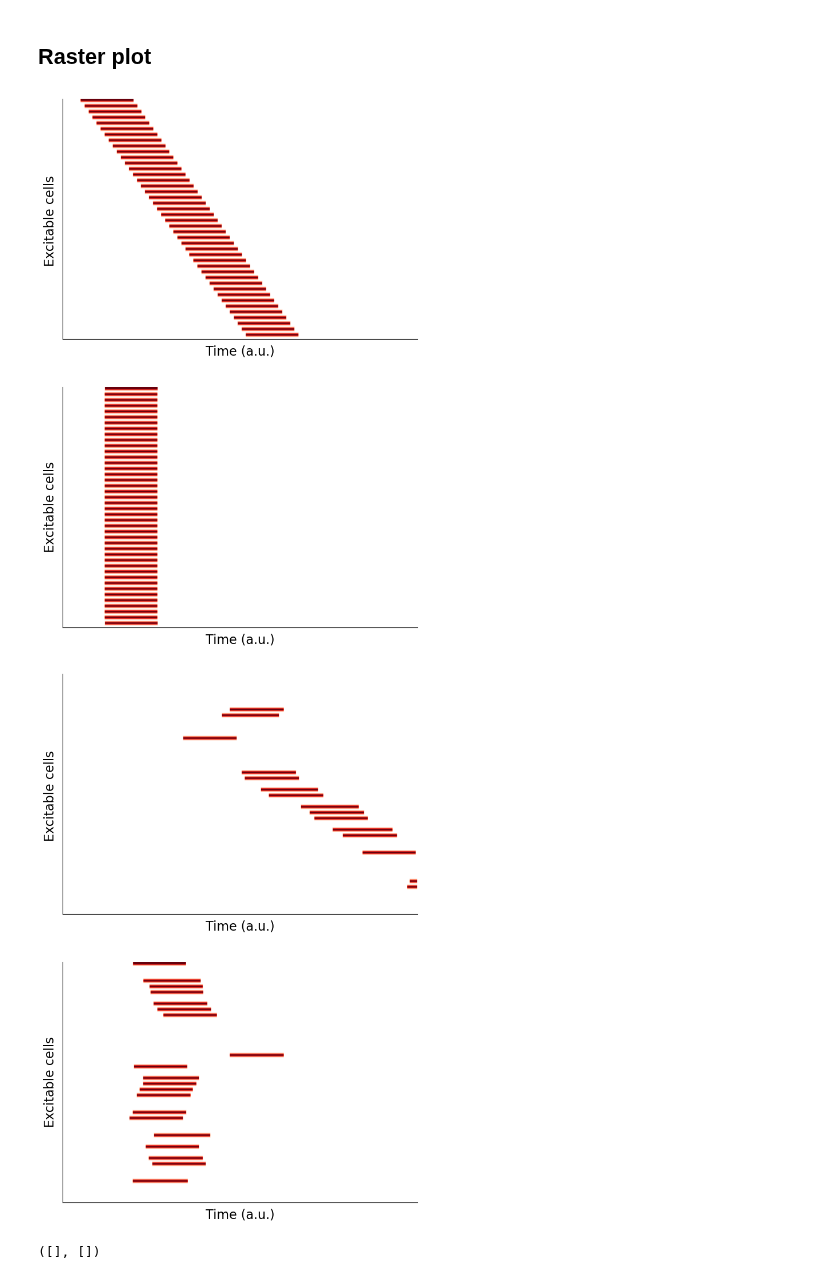
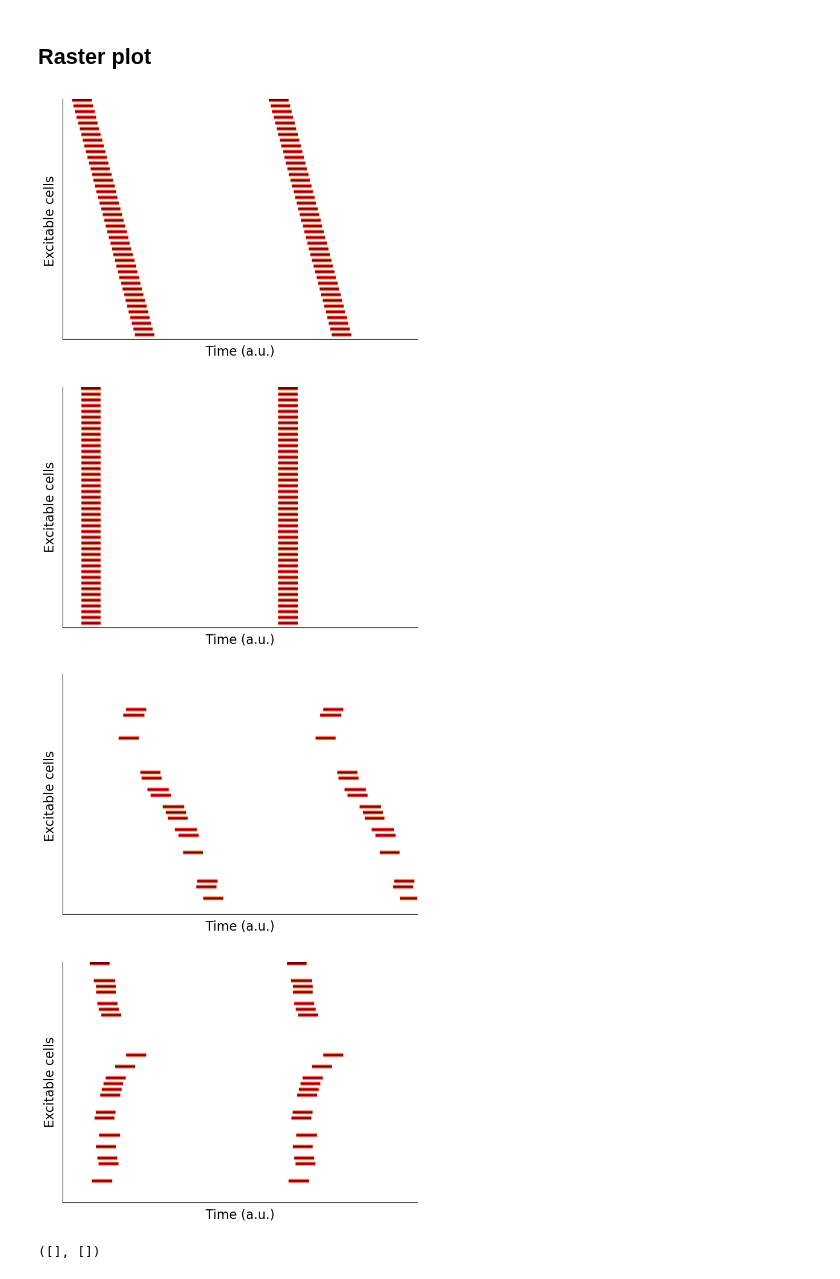
Before and after one commit to Priesemann-Group/perspective_heart_and_brain, a Jupyter notebook: notebooks/heart_plots.ipynb, the cells around one changed output. Cells and saved outputs as stored; diff of their text form; code cells hidden in the pictures.

Commit message:
updated plots

```diff
--- a/notebooks/heart_plots.ipynb
+++ b/notebooks/heart_plots.ipynb
@@ -148,22 +205,20 @@ def threshold_matrix(matrix: jnp.ndarray, threshold: float) -> jnp.ndarray:
     # Use jax.numpy.where to create a binary matrix
     return jnp.where(matrix > threshold, 1, 0)
 # %%
-
-dts=1400
-sol1 = solve_heart(N=N,T=500,L=L1, c1=c1,a=3,b=0.05,Du=0.04, dts=dts)
-sol2 = solve_heart(N=N,T=500,L=L2, c1=c2, a=3,b=0.05,Du=0.04, dts=dts)
-u_sol1 = sol1.ys[:,:N].T
+u_sol, v_sol = run_simulation(N=N, sigma=0.0001,L=L1, c1=c1, key=random.PRNGKey(2),delta_t=0.1, total_time=2100, stimulus_time=750, Nconf=2250)
+u_sol2, v_sol2 = run_simulation(N=N, sigma=0.0001,L=L2, c1=c2, key=random.PRNGKey(2),delta_t=0.1, total_time=2100, stimulus_time=750, Nconf=2250)
+u_sol1=u_sol.T
+u_sol2=u_sol2.T
 binary1=threshold_matrix(u_sol1,0.08)
 binary1=binary1.reshape(N_x,N_y,-1)
-u_sol2 = sol2.ys[:,:N].T
 binary2=threshold_matrix(u_sol2,0.08)
 binary2=binary2.reshape(N_x,N_y,-1)
 # %%
 # Get the specific slices
 
-data1 = binary1[20, 4:(N_y-4), :]
+data1 = binary1[20, 4:(N_y-4), :1500]
 
-data2 = binary1[4:(N_y-4), 10, :]
+data2 = binary1[4:(N_y-4), 10, :1500]
 
 # Add blank rows between binary rows for data1
 N1, T1 = data1.shape
@@ -188,40 +243,40 @@ cmap = plt.matplotlib.colors.ListedColormap(cmap)
 
 # Plot the data
 plt.figure(figsize=(8, 12), facecolor='none')
 
 # Plot data1
 plt.subplot(2, 1, 1)
 plt.imshow(data1_with_blanks, cmap=cmap, vmin=0, vmax=1, aspect='auto')
 plt.xticks([])  # Remove x-axis ticks
 plt.yticks([])  # Remove y-axis ticks
 plt.ylabel("Excitable cells ", fontsize=16)
 plt.xlabel("Time (a.u.)", fontsize=16)
 plt.gca().spines['top'].set_visible(False)
 plt.gca().spines['right'].set_visible(False)
 #plt.gca().spines['bottom'].set_visible(False)
 #plt.gca().spines['left'].set_visible(False)
 
 # Plot data2
 plt.subplot(2, 1, 2)
 plt.imshow(data2_with_blanks, cmap=cmap, vmin=0, vmax=1, aspect='auto')
 plt.xticks([])  # Remove x-axis ticks
 plt.yticks([])  # Remove y-axis ticks
 plt.ylabel("Excitable cells", fontsize=16)
 plt.xlabel("Time (a.u.)", fontsize=16)
 plt.gca().spines['top'].set_visible(False)
 plt.gca().spines['right'].set_visible(False)
 #plt.gca().spines['bottom'].set_visible(False)
 #plt.gca().spines['left'].set_visible(False)
 
 plt.show()
 # %% [output]
-[figure, old version]
+[figure, new version]
 # %%
 # Get the specific slices
 
-data1 = binary2[20, 4:(N_y-4), :]
+data1 = binary2[20, 4:(N_y-4), :1500]
 
-data2 = binary2[4:(N_y-4), 10, :]
+data2 = binary2[4:(N_y-4), 10, :1500]
 
 # Add blank rows between binary rows for data1
 N1, T1 = data1.shape
@@ -273,7 +328,7 @@ plt.gca().spines['right'].set_visible(False)
 
 plt.show()
 # %% [output]
-[figure, old version]
+[figure, new version]
 # %%
 
 box1 = np.zeros((50, 50))
```
Also changed, not shown: parts of 2 cells of this notebook.
